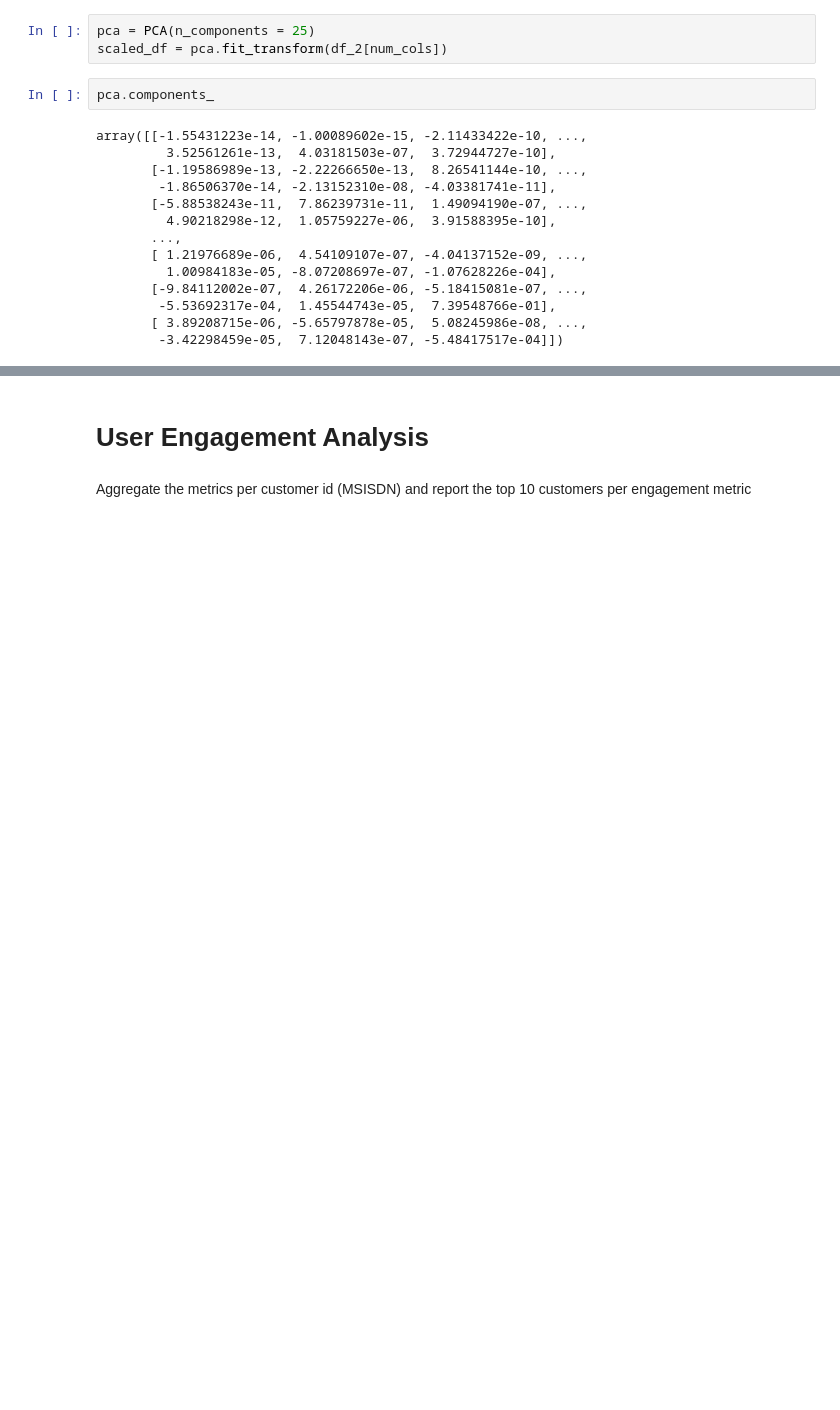
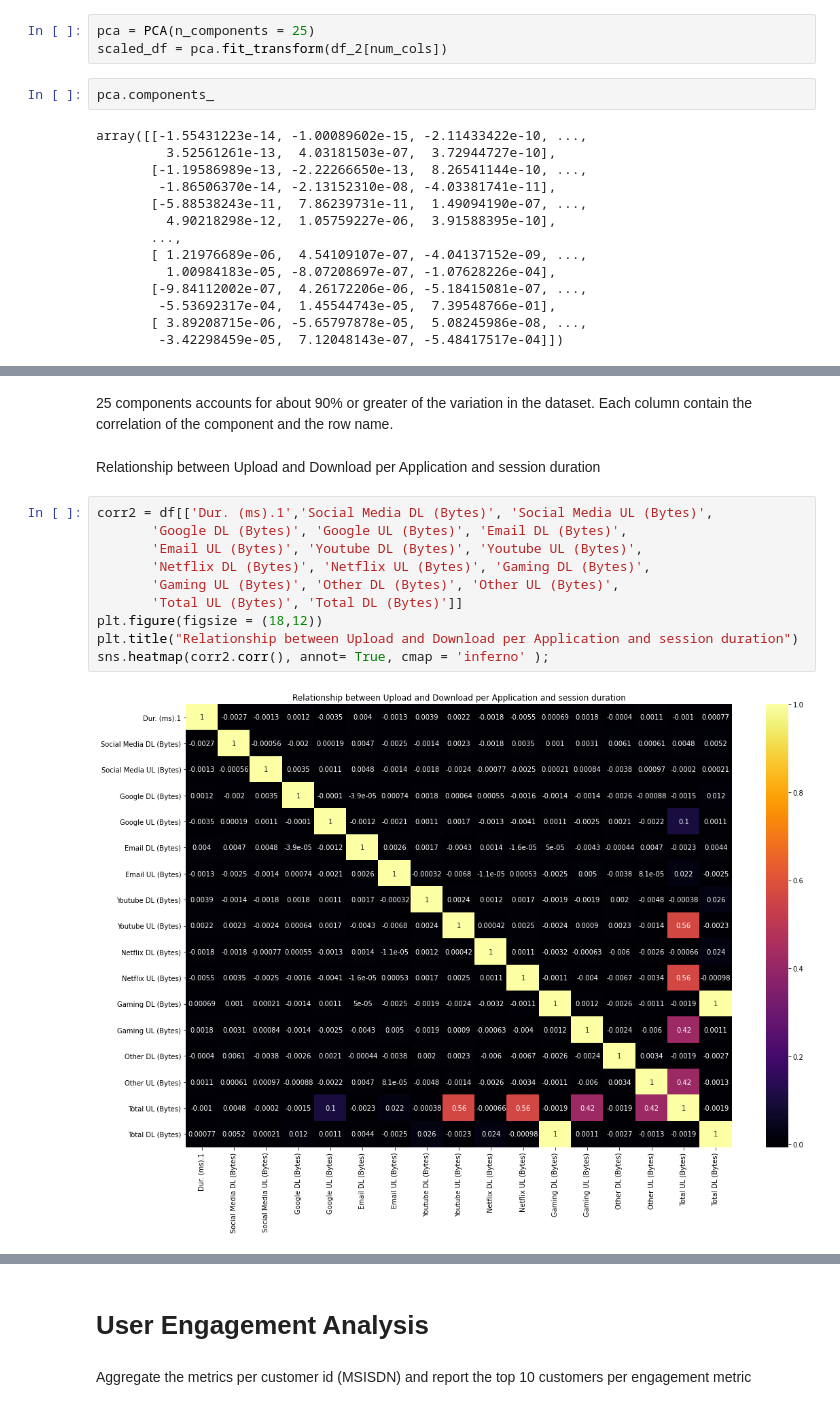
Before and after one commit to haddyadnan/telecommunication-analytics, a Jupyter notebook: telecoms.ipynb, the cells around one changed output, grey strips where cells are left out. Cells and saved outputs as stored; diff of their text form; blank space fills up the shorter version.

```diff
--- a/telecoms.ipynb
+++ b/telecoms.ipynb
@@ -338,0 +357,16 @@ df2 = pd.DataFrame(pca.components_ , columns=[num_cols]); df2.head()
+# %% [markdown]
+25 components accounts for about 90% or greater of the variation in the dataset. Each column contain the correlation of the component and the row name.
+# %% [markdown]
+Relationship between Upload and Download per Application and session duration
+# %%
+corr2 = df[['Dur. (ms).1','Social Media DL (Bytes)', 'Social Media UL (Bytes)',
+       'Google DL (Bytes)', 'Google UL (Bytes)', 'Email DL (Bytes)',
+       'Email UL (Bytes)', 'Youtube DL (Bytes)', 'Youtube UL (Bytes)',
+       'Netflix DL (Bytes)', 'Netflix UL (Bytes)', 'Gaming DL (Bytes)',
+       'Gaming UL (Bytes)', 'Other DL (Bytes)', 'Other UL (Bytes)',
+       'Total UL (Bytes)', 'Total DL (Bytes)']]
+plt.figure(figsize = (18,12))
+plt.title("Relationship between Upload and Download per Application and session duration")
+sns.heatmap(corr2.corr(), annot= True, cmap = 'inferno' );
+# %% [output]
+[figure, added]
```
Also changed, not shown: parts of 17 cells of this notebook.
